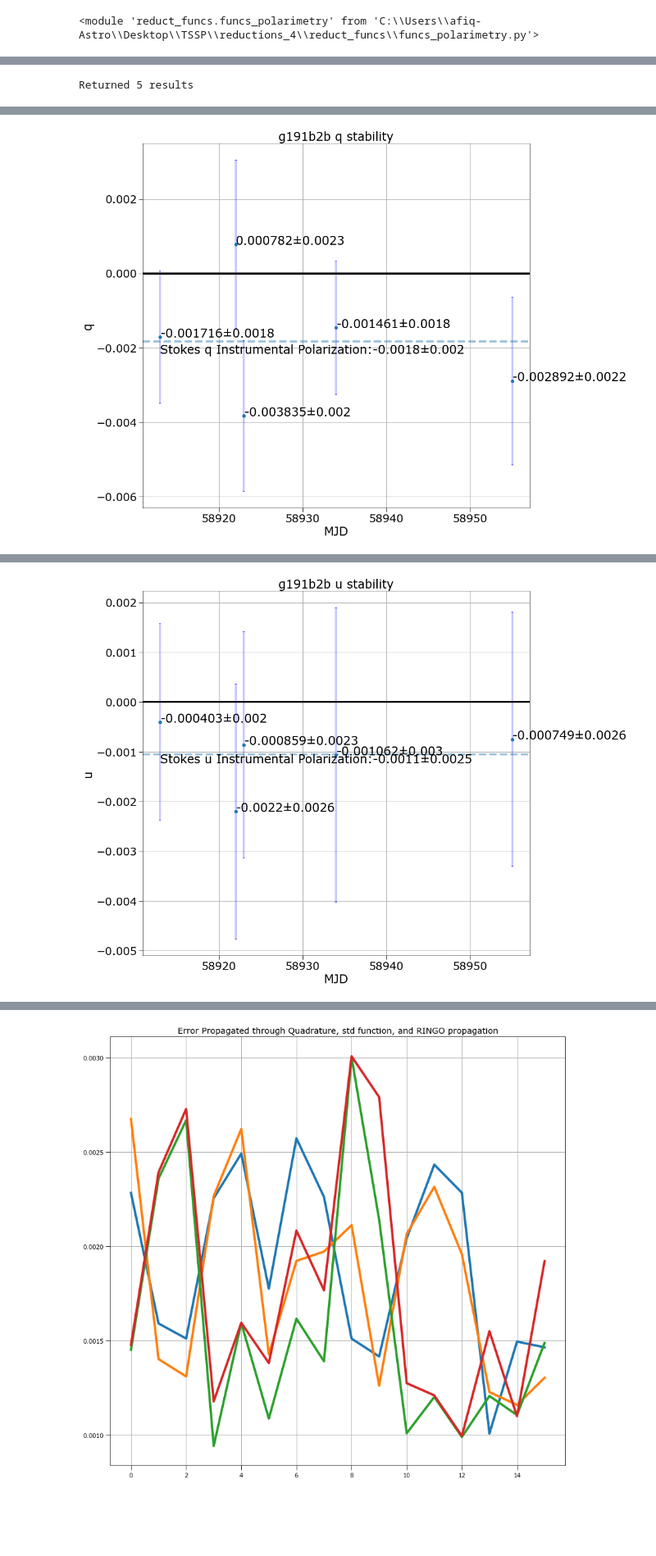
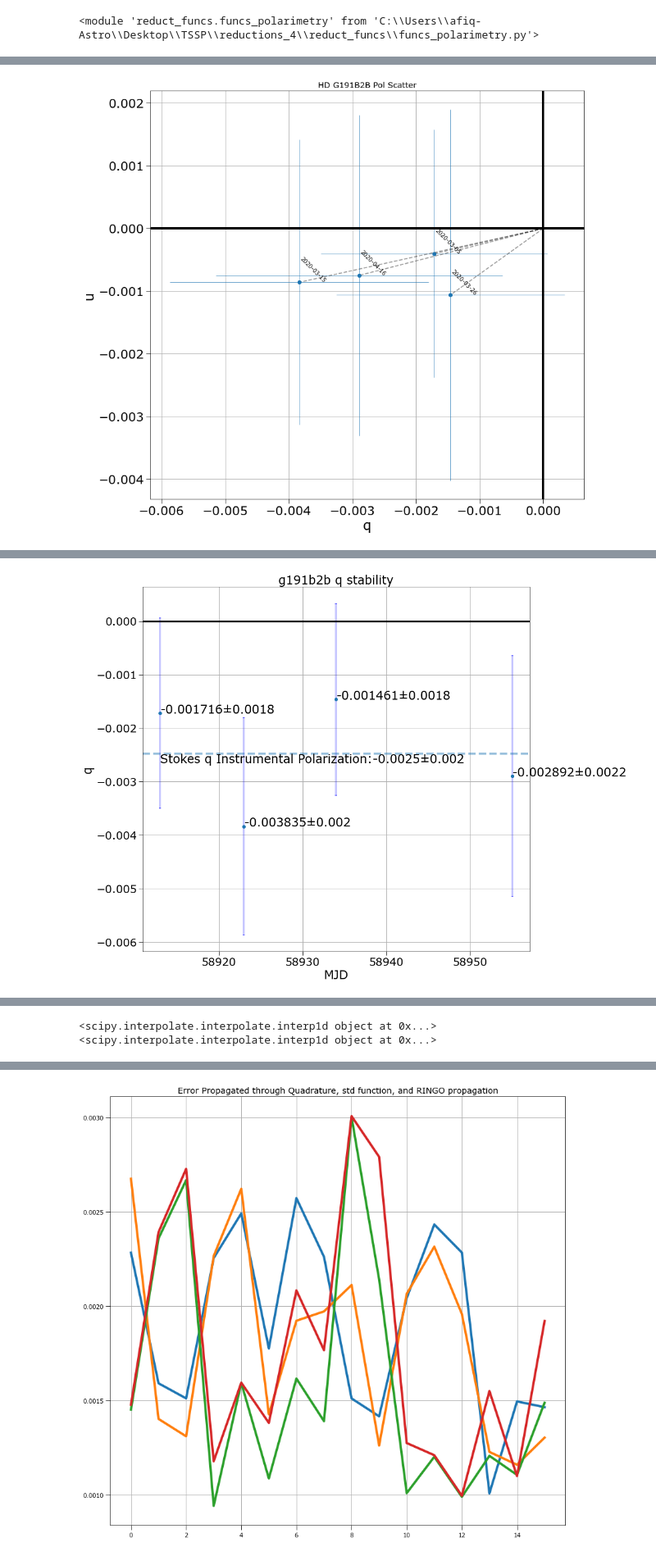
Before and after one commit to coderXmachina2/Suhora_polarimety, a Jupyter notebook: polarimetry_3.ipynb, the cells around one changed output, grey strips where cells are left out. Shown at 82% size. Cells and saved outputs as stored; diff of their text form; code cells hidden in the pictures; blank space fills up the shorter version.

```diff
--- a/polarimetry_3.ipynb
+++ b/polarimetry_3.ipynb
@@ -182,5 +168,0 @@ Plot q or u stability
-# %%
-data_strs = ['g191b2b', 'G191B2B']
-filtered_data = funcs_utils.filter_data(zero_pol_data, data_strs)
-# %% [output]
-Returned 5 results
@@ -189,4 +169,9 @@ funcs_polarimetry.q_n_u_single_plot_v1(filtered_data, 'pink', './img_out/HD '+['
 # %%
-funcs_polarimetry.plot_q_u_stability(filtered_data, 'q', True,True, False,'./img_out/stability/G191B2B_q_stab')
-funcs_polarimetry.plot_q_u_stability(filtered_data, 'u', True,True, False,'./img_out/stability/G191B2B_u_stab')
+#I tried to do a bunch of stuff but its not fully materialised yet.
+
+data_strs = ['g191b2b', 'G191B2B']
+filtered_data = funcs_utils.filter_data(zero_pol_data, data_strs)
+funcs_polarimetry.q_n_u_single_plot_v1(filtered_data, 'pink', './img_out/HD '+['G191B2B'][0], False , True, True,True, './img_out/stability/zero_pol_q_u_b')
+q_stab = funcs_polarimetry.plot_q_u_stability(filtered_data, 'q', True,True, False,'./img_out/stability/G191B2B_q_stab')
+u_stab = funcs_polarimetry.plot_q_u_stability(filtered_data, 'u', True,True, False,'./img_out/stability/G191B2B_u_stab')
 # %% [output]
@@ -199,3 +180,3 @@ Plot q or u stability
-[figure, old version]
+[figure, new version]
 Plot q or u stability
 2020-03-05_g191b2b 2020-03-05T00:00:00.000 58913.0
@@ -203,4 +183,4 @@ Plot q or u stability
 2020-03-15_G191B2B 2020-03-15T00:00:00.000 58923.0
 2020-03-26_g191b2b 2020-03-26T00:00:00.000 58934.0
 2020-04-16_g191b2b 2020-04-16T00:00:00.000 58955.0
-[figure, old version]
+[figure, new version]
@@ -206,0 +193,2 @@ Plot q or u stability
+<scipy.interpolate.interpolate.interp1d object at 0x...>
+<scipy.interpolate.interpolate.interp1d object at 0x...>
```
Also changed, not shown: parts of 16 cells of this notebook, 2 other files.
